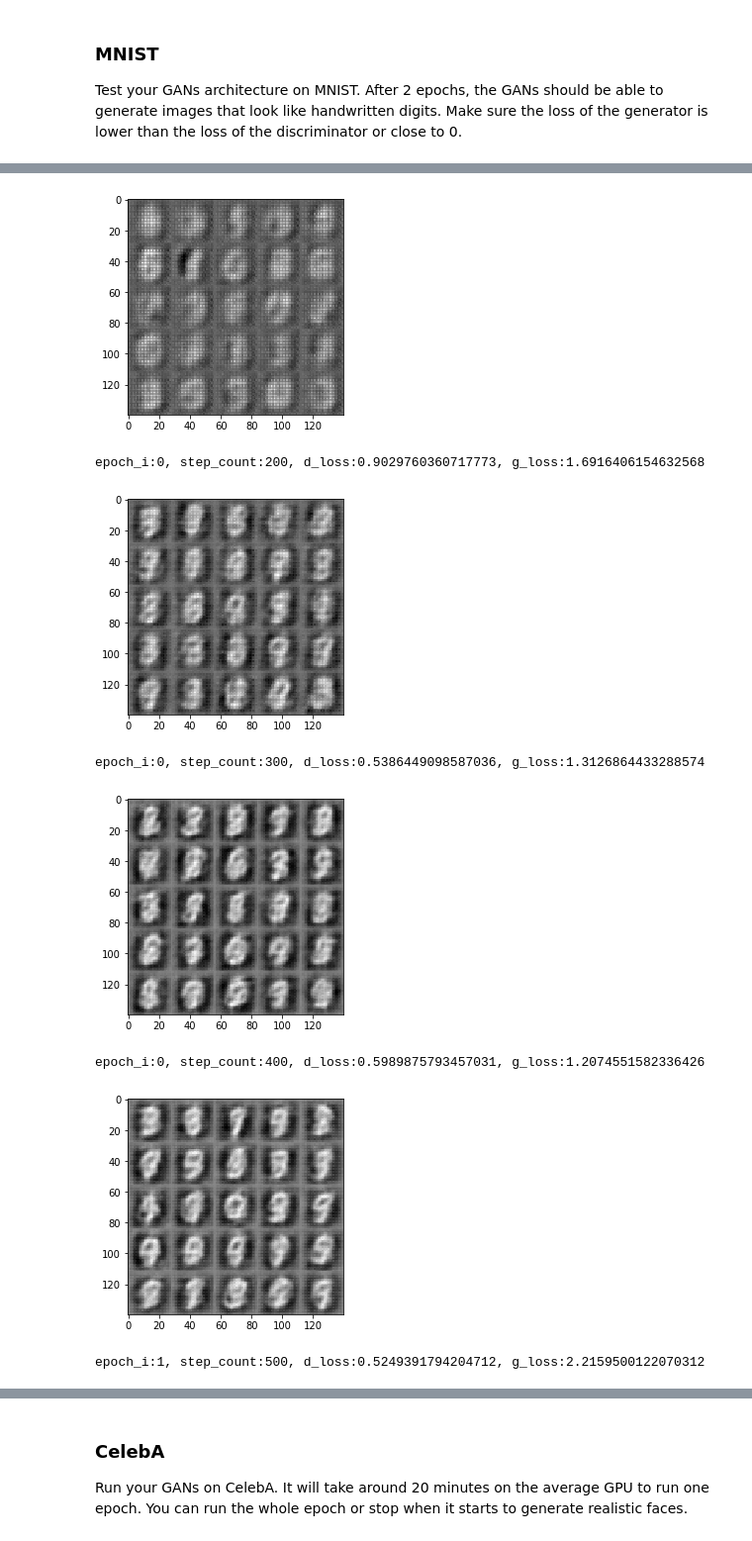
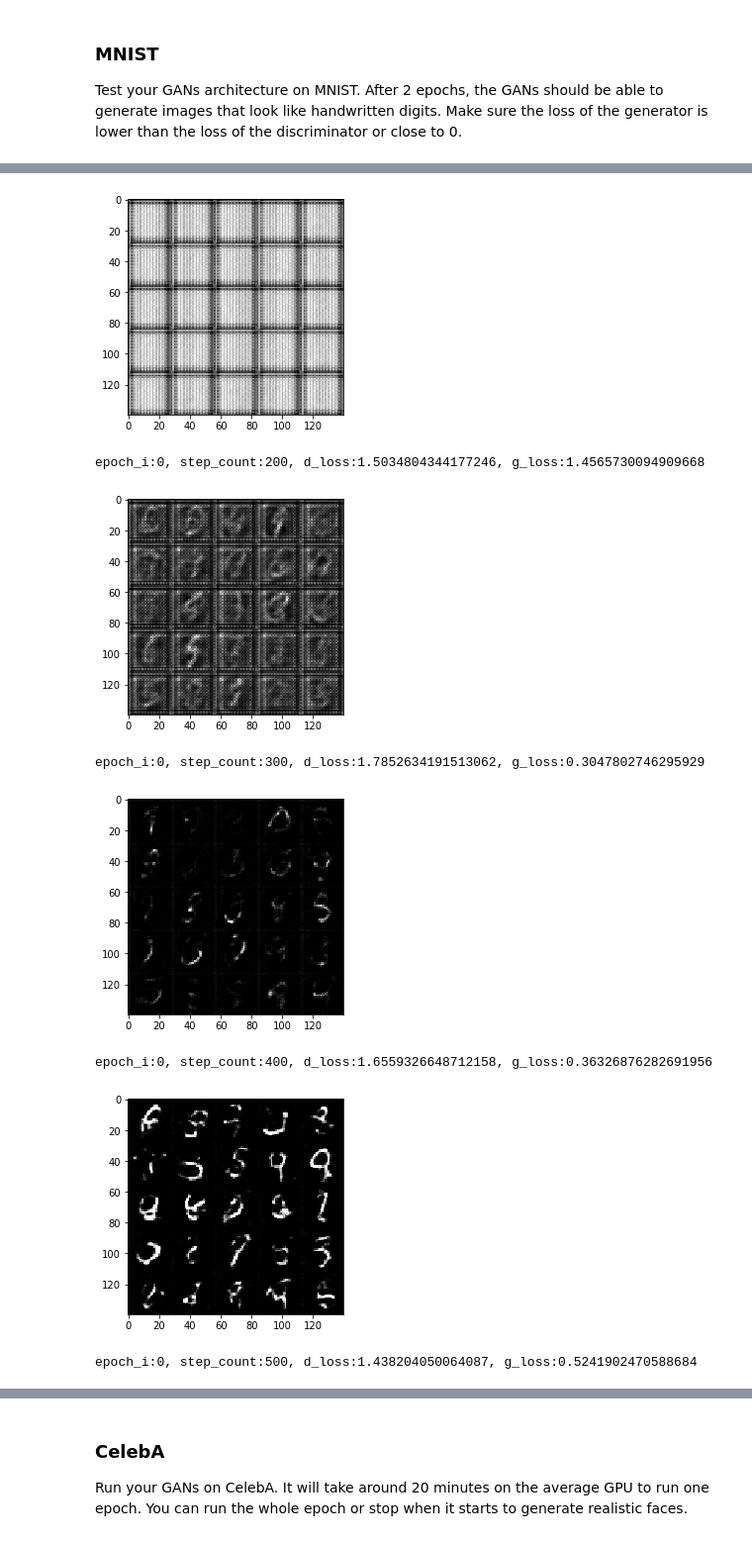
Before and after one commit to kouohhashi/dlnd_face_generation, a Jupyter notebook: dlnd_face_generation.ipynb, the cells around one changed output, grey strips where cells are left out. Shown at 99% size. Drawn from its saved outputs; the diff is of its cells as text; code cells hidden in the pictures.

```diff
--- a/dlnd_face_generation.ipynb
+++ b/dlnd_face_generation.ipynb
@@ -134,6 +147,9 @@ Tests Passed
 # %% [markdown]
 ### Discriminator
 Implement `discriminator` to create a discriminator neural network that discriminates on `images`.  This function should be able to reuse the variabes in the neural network.  Use [`tf.variable_scope`](https://www.tensorflow.org/api_docs/python/tf/variable_scope) with a scope name of "discriminator" to allow the variables to be reused.  The function should return a tuple of (tensor output of the generator, tensor logits of the generator).
+# %%
+def leaky_relu(x, alpha=0.1, name='leaky_relu'):
+    return tf.maximum(x, alpha * x, name=name)
 # %%
 def discriminator(images, reuse=False):
     """
@@ -303,7 +311,8 @@ def model_loss(input_real, input_z, out_channel_dim):
     d_outputs_z, d_logits_z = discriminator(g_logits, True)
 
     # d loss real
-    d_loss_real = tf.reduce_mean( tf.nn.sigmoid_cross_entropy_with_logits(logits=d_logits_real, labels=tf.ones_like(d_logits_real)))
+    smooth = 0.1
+    d_loss_real = tf.reduce_mean( tf.nn.sigmoid_cross_entropy_with_logits(logits=d_logits_real, labels=tf.ones_like(d_logits_real) * (1 - smooth)))
 
     # d loss z
     d_loss_z = tf.reduce_mean( tf.nn.sigmoid_cross_entropy_with_logits(logits=d_logits_z, labels=tf.zeros_like(d_logits_z)))
@@ -346,13 +355,15 @@ def model_opt(d_loss, g_loss, learning_rate, beta1):
     # Optimize
 
     # no need for dependancy, if i set, show error...
-#     # Set dependancy for batch nomarization
-#     with tf.control_dependencies(tf.get_collection(tf.GraphKeys.UPDATE_OPS)):
-#         d_train_opt = tf.train.AdamOptimizer(learning_rate, beta1=beta1).minimize(d_loss, var_list=d_vars)
-#         g_train_opt = tf.train.AdamOptimizer(learning_rate, beta1=beta1).minimize(g_loss, var_list=g_vars)
+    # Set dependancy for batch nomarization
+    with tf.control_dependencies(tf.get_collection(tf.GraphKeys.UPDATE_OPS)):
+        # d_train_opt = tf.train.AdamOptimizer(learning_rate, beta1=beta1).minimize(d_loss, var_list=d_vars)
+        g_train_opt = tf.train.AdamOptimizer(learning_rate, beta1=beta1).minimize(g_loss, var_list=g_vars)
 
+    # we do not use d_train_opt at inference
     d_train_opt = tf.train.AdamOptimizer(learning_rate, beta1=beta1).minimize(d_loss, var_list=d_vars)
-    g_train_opt = tf.train.AdamOptimizer(learning_rate, beta1=beta1).minimize(g_loss, var_list=g_vars)
+    # g_train_opt = tf.train.AdamOptimizer(learning_rate, beta1=beta1).minimize(g_loss, var_list=g_vars)
+
 
     return d_train_opt, g_train_opt
 
@@ -430,9 +441,6 @@ def train(epoch_count, batch_size, z_dim, learning_rate, beta1, get_batches, dat
     # training function
     d_train_opt, g_train_opt = model_opt(d_loss, g_loss, learning_rate_tf, beta1)
 
-#     # generated image
-#     image_generation_op = generator(inputs_z, image_channels, False)
-
     # step count
     step_count = 0
 
@@ -444,12 +452,18 @@ def train(epoch_count, batch_size, z_dim, learning_rate, beta1, get_batches, dat
             for batch_images in get_batches(batch_size):
                 # TODO: Train Model
 
+                # nomarize batch from -0.5 - 0.5 to -1.0 - 1.0
+                batch_images = batch_images * 2
+                # batch_images = (batch_images - batch_images.mean()) / batch_images.std()
+
+
                 # Generate ramdom Z
                 batch_z = np.random.uniform(-1.0, 1.0, size=(batch_size, z_dim))
 
+
                 # Run optimizers
                 _ = sess.run(d_train_opt, feed_dict={inputs_real: batch_images, inputs_z: batch_z, learning_rate_tf:learning_rate})
-                _ = sess.run(g_train_opt, feed_dict={inputs_z: batch_z, learning_rate_tf:learning_rate})
+                _ = sess.run(g_train_opt, feed_dict={inputs_real: batch_images, inputs_z: batch_z, learning_rate_tf:learning_rate})
 
                 # increase step_count
                 step_count = step_count + 1
@@ -467,10 +481,10 @@ def train(epoch_count, batch_size, z_dim, learning_rate, beta1, get_batches, dat
 ### MNIST
 Test your GANs architecture on MNIST.  After 2 epochs, the GANs should be able to generate images that look like handwritten digits.  Make sure the loss of the generator is lower than the loss of the discriminator or close to 0.
 # %%
-batch_size = 128
-z_dim = 256 # z_dim 100 was not so good.
-learning_rate = 0.0002
-beta1 = 0.6
+batch_size = 64 # 128 may be too big
+z_dim = 100 # 100 should be okay
+learning_rate = 0.001
+beta1 = 0.1 # 0.5 may be too high
 
 
 """
@@ -487,8 +501,8 @@ epoch_i:0, step_count:100, d_loss:0.6039942502975464, g_loss:1.5777382850646973
-[figure, old version]
+[figure, new version]
-epoch_i:0, step_count:200, d_loss:0.9029760360717773, g_loss:1.6916406154632568
+epoch_i:0, step_count:200, d_loss:1.5034804344177246, g_loss:1.4565730094909668
-[figure, old version]
+[figure, new version]
-epoch_i:0, step_count:300, d_loss:0.5386449098587036, g_loss:1.3126864433288574
+epoch_i:0, step_count:300, d_loss:1.7852634191513062, g_loss:0.3047802746295929
-[figure, old version]
+[figure, new version]
-epoch_i:0, step_count:400, d_loss:0.5989875793457031, g_loss:1.2074551582336426
+epoch_i:0, step_count:400, d_loss:1.6559326648712158, g_loss:0.36326876282691956
-[figure, old version]
+[figure, new version]
-epoch_i:1, step_count:500, d_loss:0.5249391794204712, g_loss:2.2159500122070312
+epoch_i:0, step_count:500, d_loss:1.438204050064087, g_loss:0.5241902470588684
```
Also changed, not shown: parts of 5 cells of this notebook, 1 other file.
